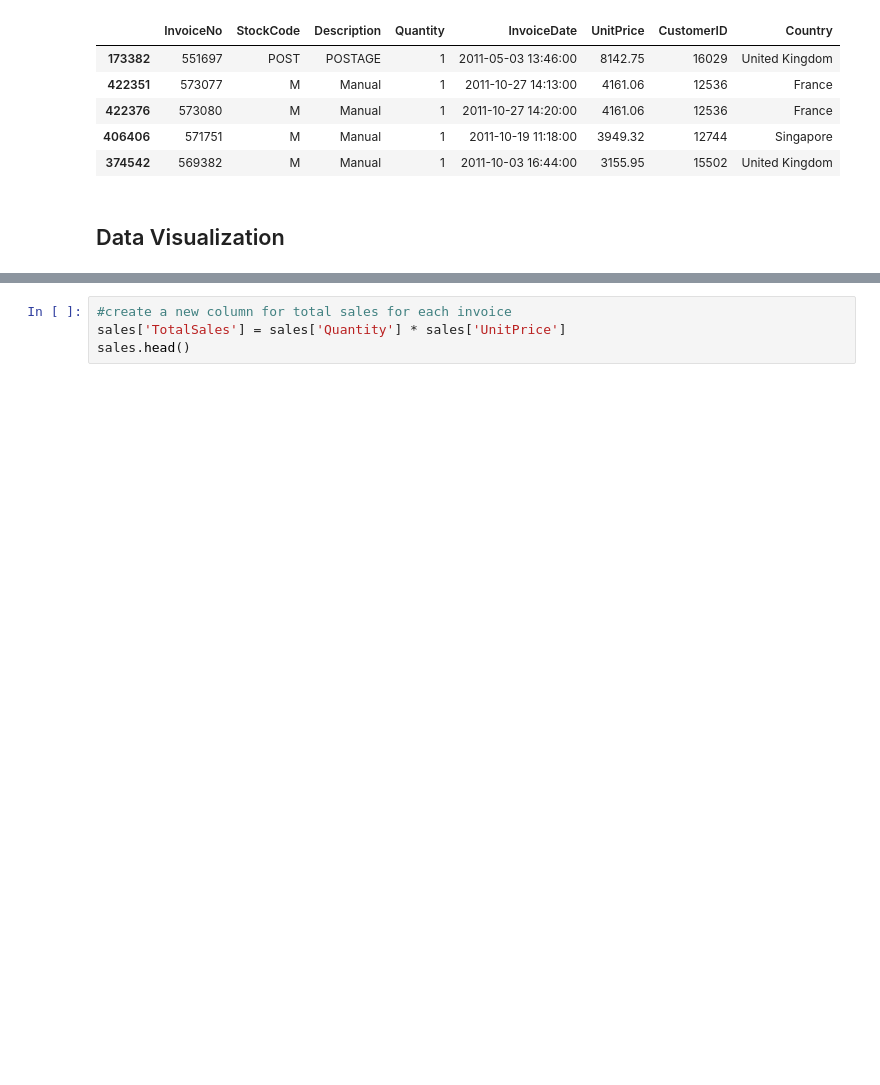
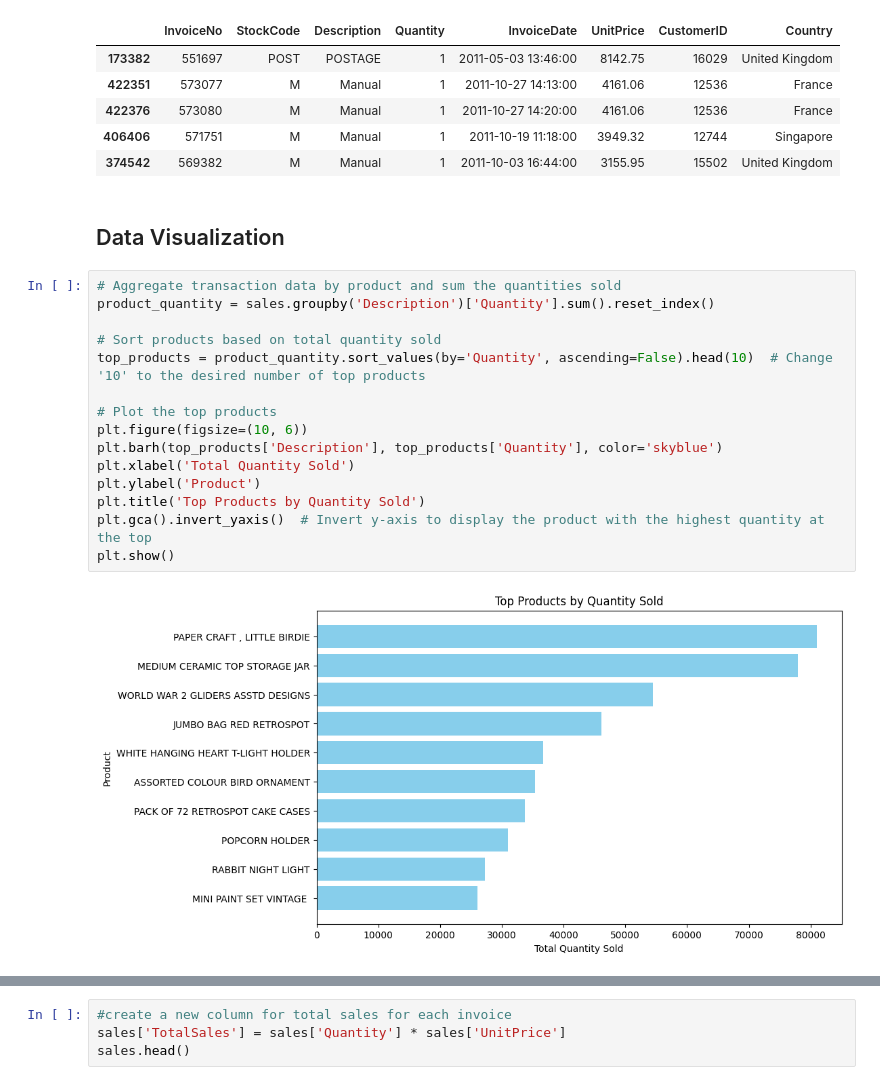
Before and after one commit to carissa406/e-commerce, a Jupyter notebook: ecommercesales.ipynb, the cells around one changed output, grey strips where cells are left out. Drawn from its saved outputs; the diff is of its cells as text; blank space fills up the shorter version.

```diff
--- a/ecommercesales.ipynb
+++ b/ecommercesales.ipynb
@@ -304,3 +304,20 @@ sales.sort_values(by="UnitPrice", ascending=False).head()
 | 374542 | 569382 | M | Manual | 1 | 2011-10-03 16:44:00 | 3155.95 | 15502 | United Kingdom |
 # %% [markdown]
 ## Data Visualization
+# %%
+# Aggregate transaction data by product and sum the quantities sold
+product_quantity = sales.groupby('Description')['Quantity'].sum().reset_index()
+
+# Sort products based on total quantity sold
+top_products = product_quantity.sort_values(by='Quantity', ascending=False).head(10)  # Change '10' to the desired number of top products
+
+# Plot the top products
+plt.figure(figsize=(10, 6))
+plt.barh(top_products['Description'], top_products['Quantity'], color='skyblue')
+plt.xlabel('Total Quantity Sold')
+plt.ylabel('Product')
+plt.title('Top Products by Quantity Sold')
+plt.gca().invert_yaxis()  # Invert y-axis to display the product with the highest quantity at the top
+plt.show()
+# %% [output]
+[figure, added]
```
Also changed, not shown: parts of 9 cells of this notebook.
